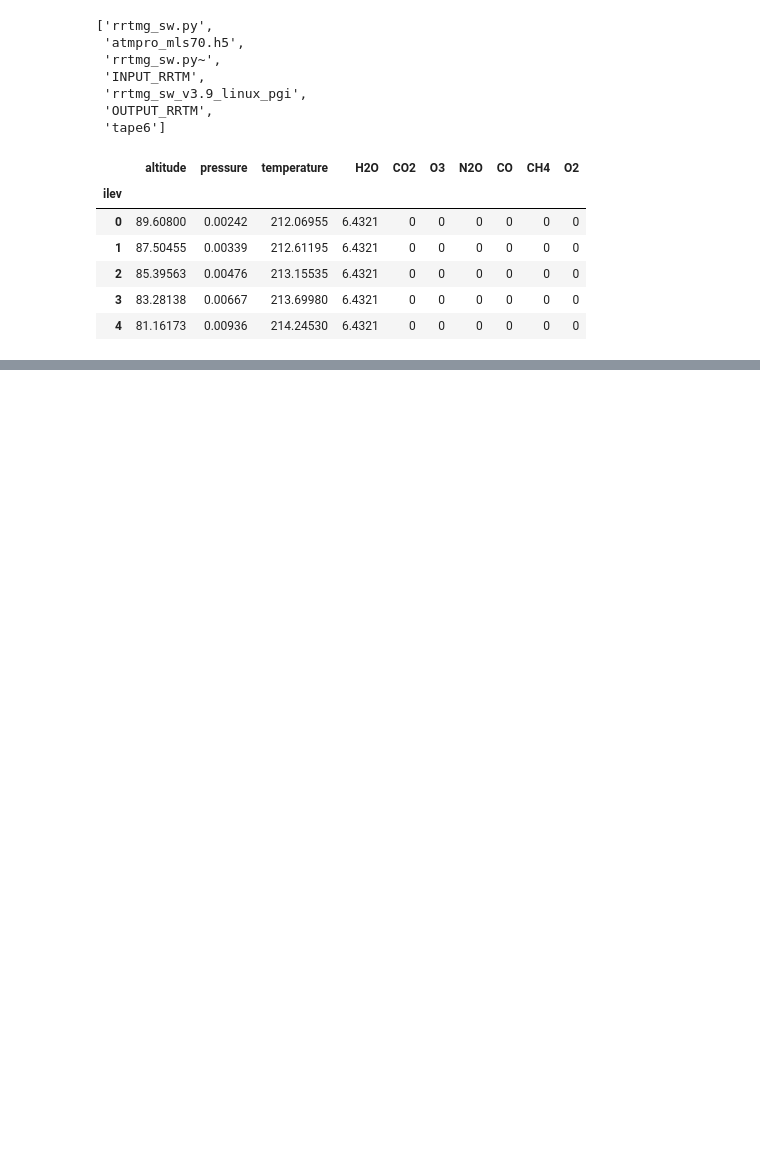
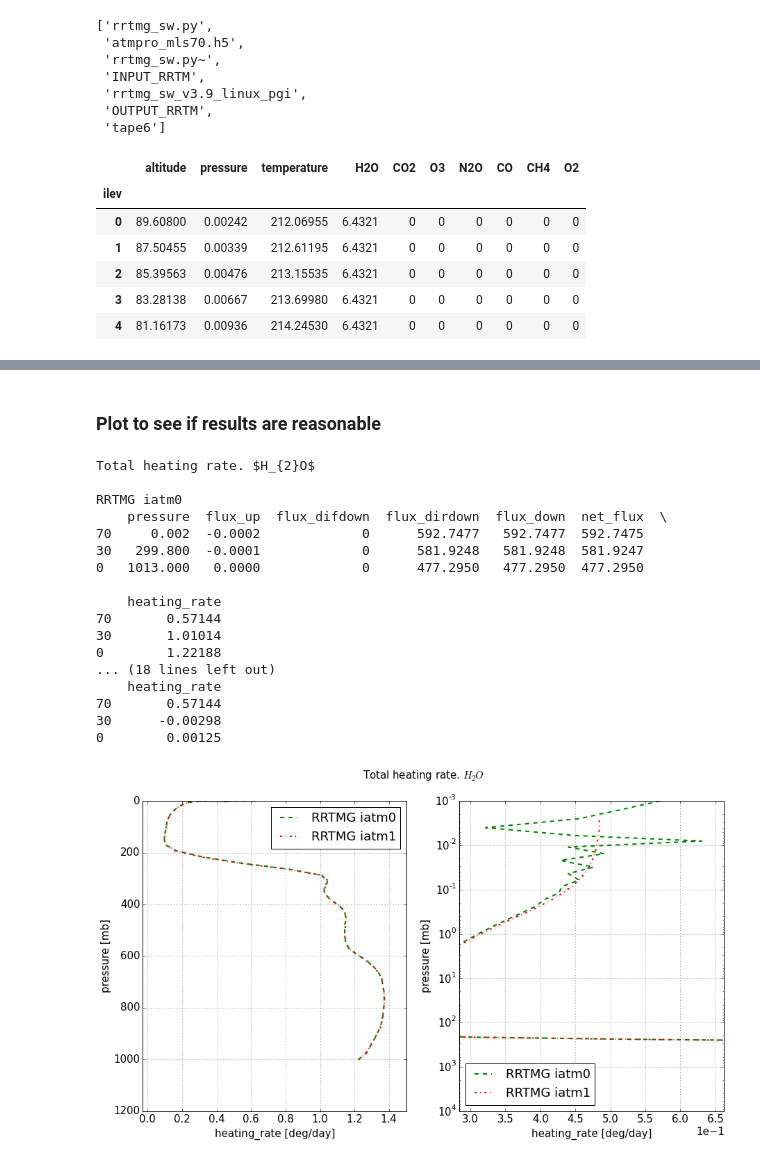
Before and after one commit to qAp/offline_radiation_notebooks, a Jupyter notebook: rrtmg_aerosol/test_iatm0_run.ipynb, the cells around one changed output, grey strips where cells are left out. Drawn from its saved outputs; the diff is of its cells as text; code cells hidden in the pictures; blank space fills up the shorter version.

Commit message:
successfully ran RRTMG-SW column model with IATM=0 for atmpro_mls75.h5

```diff
--- a/rrtmg_aerosol/test_iatm0_run.ipynb
+++ b/rrtmg_aerosol/test_iatm0_run.ipynb
@@ -192,0 +193,14 @@ rrtmg.write_input_rrtm(ds=ds, aerosol=False, iatm=0)
+# %% [markdown]
+### Plot to see if results are reasonable
+# %%
+pnl_rrtmg_iatm0 = rrtmgwrangle.\
+                  OUTPUT_RRTM_to_pandasPanel(readfrom='OUTPUT_RRTM',
+                                             cooling_rate=False,
+                                             signed_fluxes=True)
+# %%
+pnl_rrtmg_iatm1 = rrtmgwrangle.\
+                  OUTPUT_RRTM_to_pandasPanel(readfrom=os.path.join(dir_examples,
+                                                                   dir_atm1,
+                                                                   'OUTPUT_RRTM'),
+                                             cooling_rate=False,
+                                             signed_fluxes=True)
@@ -192,0 +266,23 @@ rrtmg.write_input_rrtm(ds=ds, aerosol=False, iatm=0)
+# %%
+plot_total_heating_rates(infos_wavenumber=[('RRTMG iatm0', 'g', '--', pnl_rrtmg_iatm0),
+                                           ('RRTMG iatm1', 'r', '-.', pnl_rrtmg_iatm1)])#,
+#                         infos_spectralband=[('CLIRAD', 'b', '--', pnl_clirad)])
+# %% [output]
+Total heating rate. $H_{2}O$
+
+RRTMG iatm0
+    pressure  flux_up  flux_difdown  flux_dirdown  flux_down  net_flux  \
+70     0.002  -0.0002             0      592.7477   592.7477  592.7475
+30   299.800  -0.0001             0      581.9248   581.9248  581.9247
+0   1013.000   0.0000             0      477.2950   477.2950  477.2950
+
+    heating_rate
+70       0.57144
+30       1.01014
+0        1.22188
+... (18 lines left out)
+    heating_rate
+70       0.57144
+30      -0.00298
+0        0.00125
+[figure, added]
```
Also changed, not shown: parts of 8 cells of this notebook.
